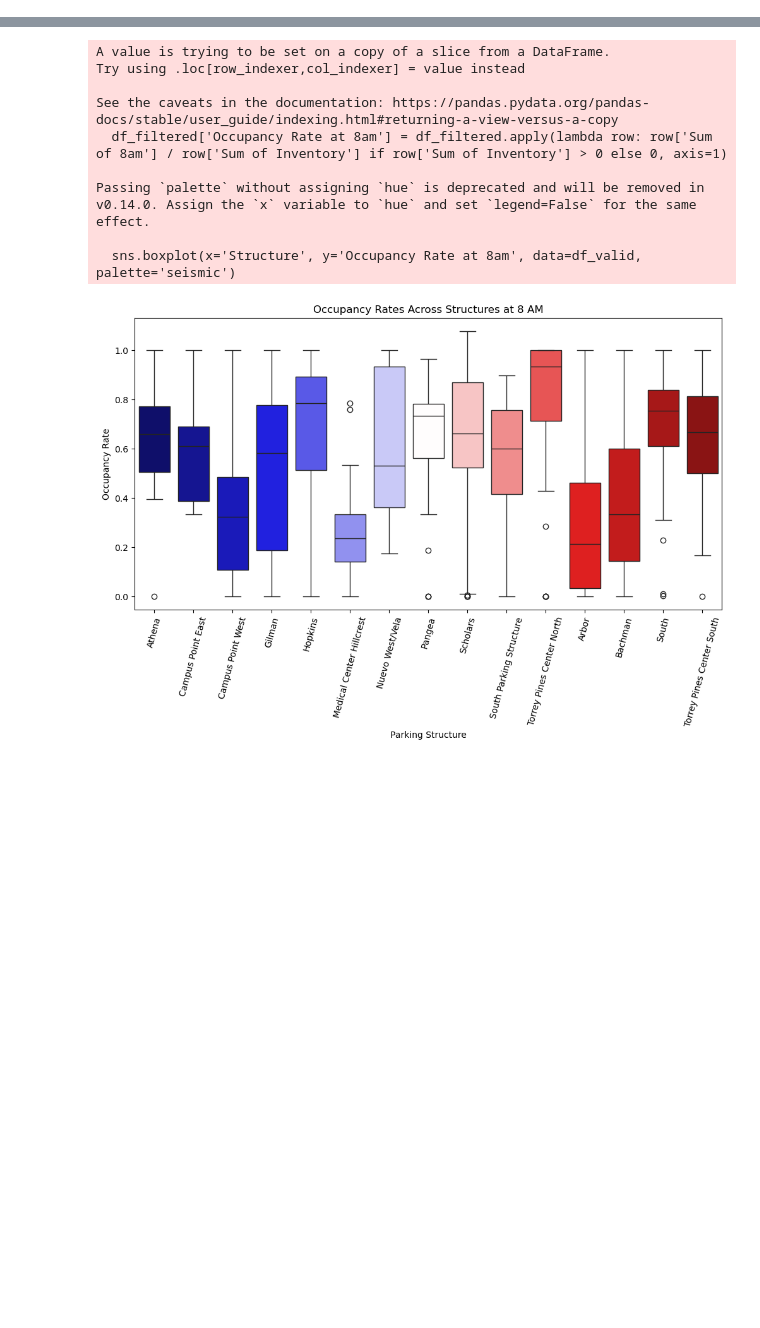
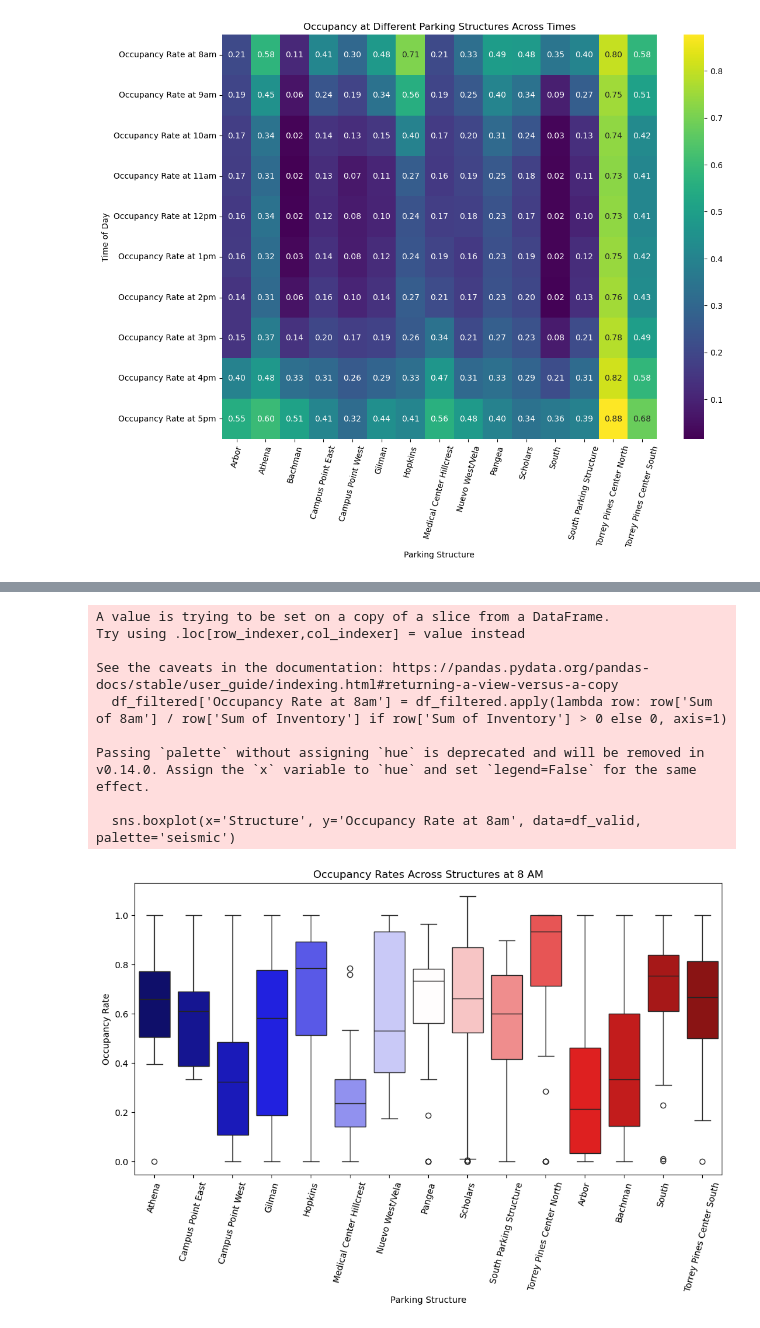
Before and after one commit to DanielJu0925/math189_project, a Jupyter notebook: data_process.ipynb, the cells around one changed output, grey strips where cells are left out. Drawn from its saved outputs; the diff is of its cells as text; code cells hidden in the pictures; blank space fills up the shorter version.

```diff
--- a/data_process.ipynb
+++ b/data_process.ipynb
@@ -204,8 +134,43 @@ df
 # %%
 import matplotlib.pyplot as plt
 import seaborn as sns
-# %%
-times = ['Sum of 8am', 'Sum of 9am', 'Sum of 10am', 'Sum of 11am', 'Sum of 12pm', 'Sum of 1pm', 'Sum of 2pm', 'Sum of 3pm', 'Sum of 4pm', 'Sum of 5pm']
-
-for time in times:
-    df[time] = pd.to_numeric(df[time], errors='coerce')
+# %%
+times = ['8am', '9am', '10am', '11am', '12pm', '1pm', '2pm', '3pm', '4pm', '5pm']
+
+# First, group by 'Structure' and sum up the 'Sum of ...' columns for occupancy and inventory
+grouped_structures = df.groupby('Structure').agg({**{'Sum of ' + time: 'sum' for time in times}, 'Sum of Inventory': 'sum'}).reset_index()
+
+# Then calculate the occupancy rate for each structure and time
+for time in times:
+    occupancy_col = 'Sum of ' + time
+    inventory_col = 'Sum of Inventory'
+    rate_col = "Occupancy Rate at " + time
+
+    # Calculate occupancy rate
+    grouped_structures[rate_col] = grouped_structures.apply(lambda row: row[occupancy_col] / row[inventory_col] if row[inventory_col] > 0 else 0, axis=1)
+
+    # Convert to numeric, coerce errors to NaN (which you can then fill or handle as you wish)
+    grouped_structures[rate_col] = pd.to_numeric(grouped_structures[rate_col], errors='coerce')
+
+# Now, `grouped` contains the occupancy rates for all spot types within each structure
+grouped_structures = grouped_structures[~grouped_structures['Structure'].str.contains("Total")]
+# %%
+df_filtered = grouped_structures[grouped_structures['Structure'].notna() & (grouped_structures['Structure'] != '')]
+
+#heatmap of parking occupancies across times vs. parking structures
+times_rates = ['Occupancy Rate at 8am', 'Occupancy Rate at 9am', 'Occupancy Rate at 10am', 'Occupancy Rate at 11am', 'Occupancy Rate at 12pm', 'Occupancy Rate at 1pm', 'Occupancy Rate at 2pm', 'Occupancy Rate at 3pm', 'Occupancy Rate at 4pm', 'Occupancy Rate at 5pm']
+times_sums = ['Sum of 8am','Sum of 9am','Sum of 10am','Sum of 11am','Sum of 12pm','Sum of 1pm','Sum of 2pm','Sum of 3pm','Sum of 4pm','Sum of 5pm']
+
+occupancy_data_struct = df_filtered.groupby('Structure')[times_rates].mean().T
+occupancy_data_struct
+
+#alignment of parkign structure labels is off due to a matplotlib bug
+plt.figure(figsize=(12, 9))
+sns.heatmap(occupancy_data_struct, cmap="viridis", annot=True, fmt=".2f")
+plt.title('Occupancy at Different Parking Structures Across Times')
+plt.xlabel('Parking Structure')
+plt.ylabel('Time of Day')
+plt.xticks(rotation=75)
+plt.show()
+# %% [output]
+[figure, added]
```
Also changed, not shown: parts of 9 cells of this notebook.
